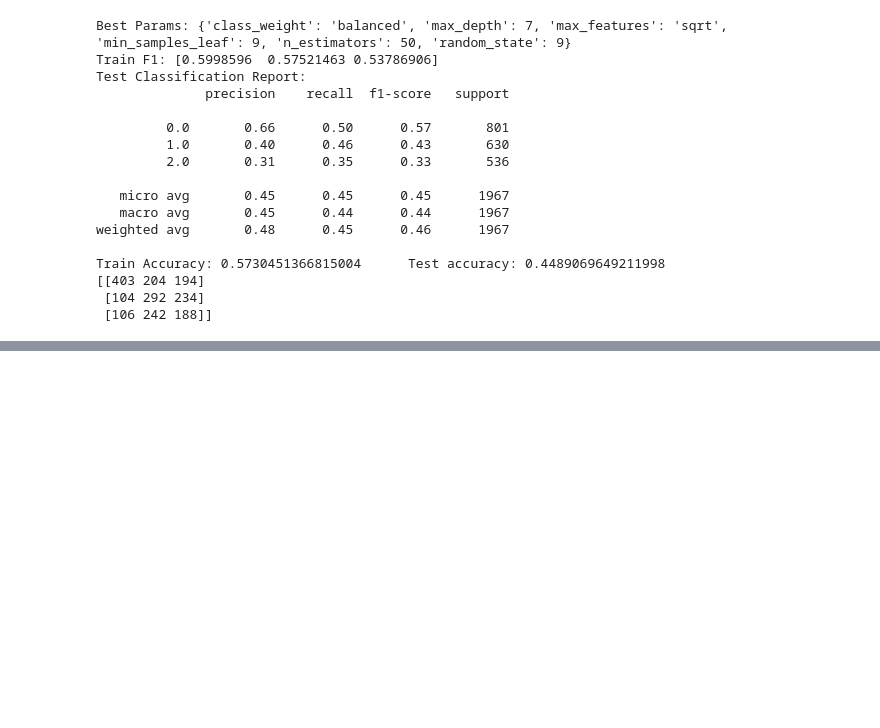
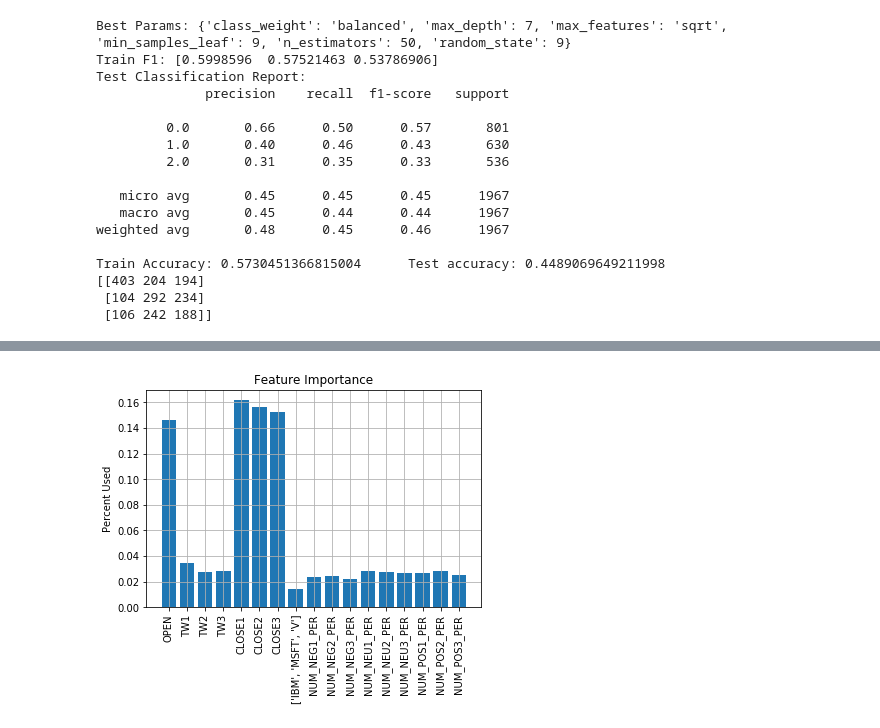
Before and after one commit to jacobbills/213R, a Jupyter notebook: Stocks Project.ipynb, the cells around one changed output, grey strips where cells are left out. Saved outputs shown, nothing was run; the diff lists cells and outputs as text; code cells hidden in the pictures; blank space fills up the shorter version.

```diff
--- a/Stocks Project.ipynb
+++ b/Stocks Project.ipynb
@@ -964,3 +964,10 @@ Train Accuracy: 0.5730451366815004      Test accuracy: 0.4489069649211998
 [[403 204 194]
  [104 292 234]
  [106 242 188]]
+# %%
+rfcbpO2 = RandomForestClassifier(class_weight= 'balanced_subsample', max_depth= 7, max_features= 'sqrt', min_samples_leaf= 3,
+                               n_estimators= 200, random_state= 9)
+rfcbpO2.fit(X_trainPO2, y_trainPO2)
+rfcbp2 = RandomForestClassifier(class_weight= 'balanced', max_depth= 7, max_features= 'sqrt', min_samples_leaf= 9,
+                               n_estimators= 50, random_state= 9)
+rfcbp2.fit(X_trainP2, y_trainP2)
@@ -966,0 +982,4 @@ Train Accuracy: 0.5730451366815004      Test accuracy: 0.4489069649211998
+# %%
+best_featpO2, best_featpltpO2 = features_full(data2_prev_per,rfcbpO2.feature_importances_, .01)
+# %% [output]
+[figure, added]
```
Also changed, not shown: parts of 2 cells of this notebook.
